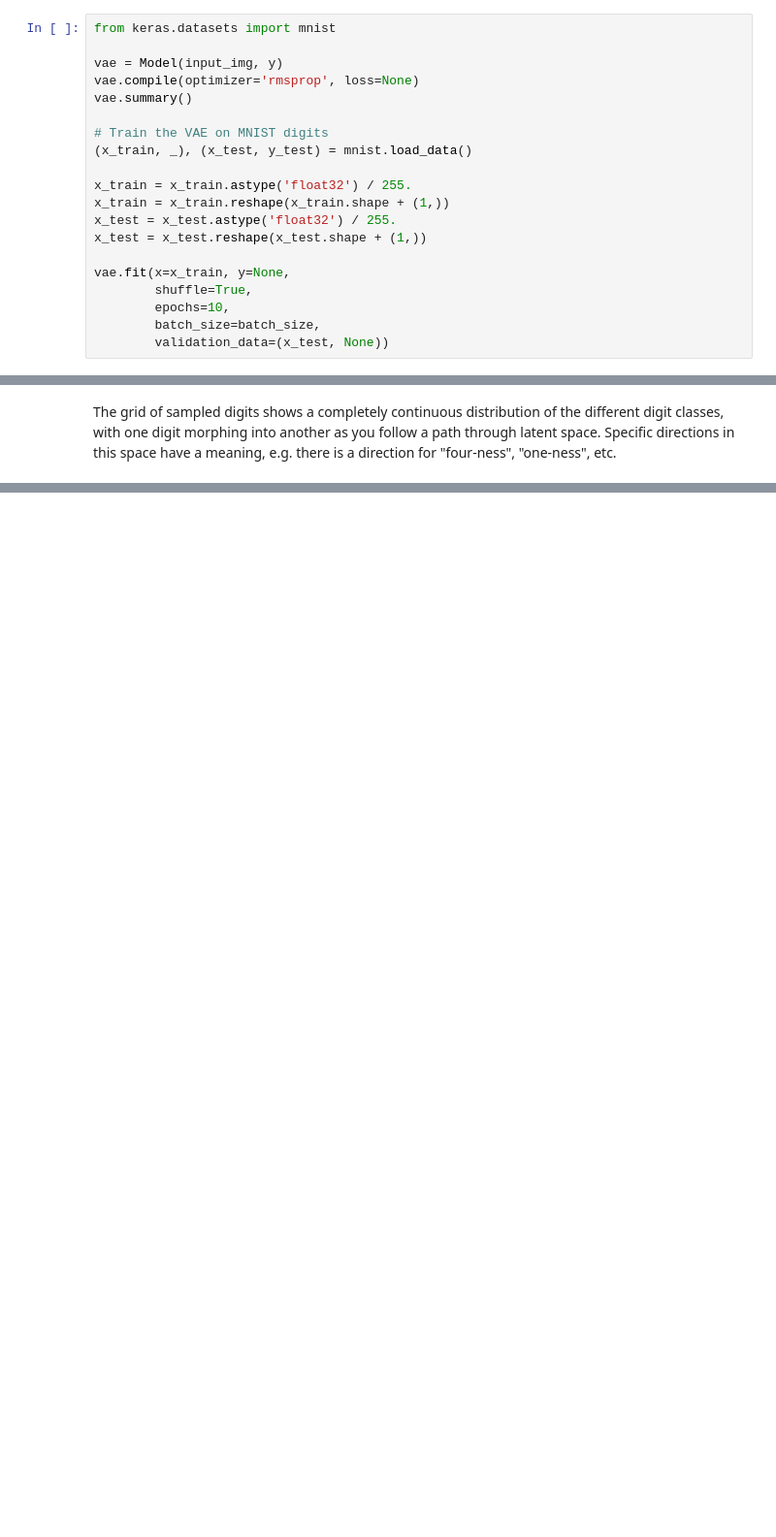
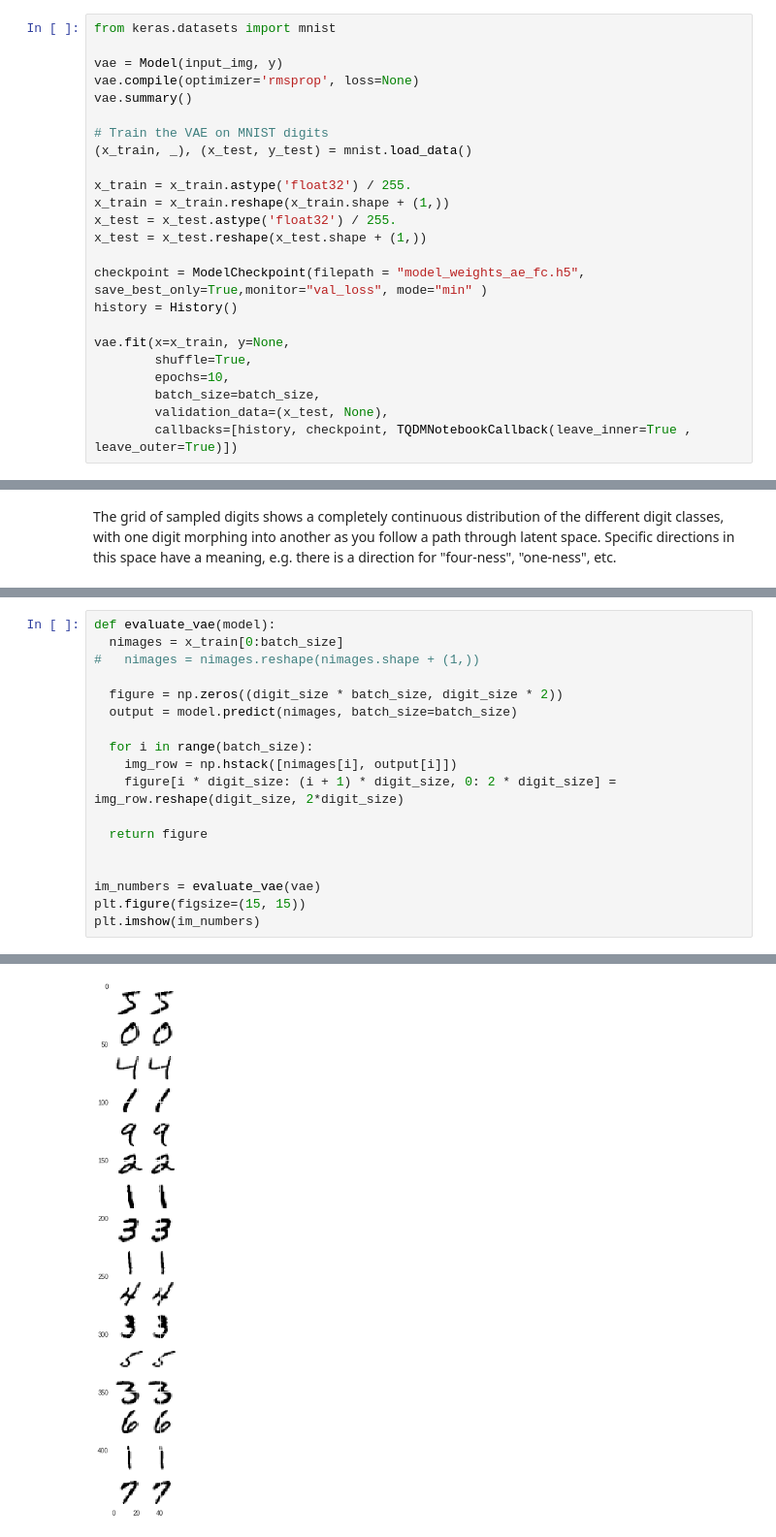
Before and after one commit to gusriobr/keras, a Jupyter notebook: Variational_autoencoders.ipynb, the cells around one changed output, grey strips where cells are left out. Shown at 97% size. Saved outputs shown, nothing was run; the diff lists cells and outputs as text; blank space fills up the shorter version.

```diff
--- a/Variational_autoencoders.ipynb
+++ b/Variational_autoencoders.ipynb
@@ -237,11 +241,15 @@ x_train = x_train.reshape(x_train.shape + (1,))
 x_test = x_test.astype('float32') / 255.
 x_test = x_test.reshape(x_test.shape + (1,))
 
+checkpoint = ModelCheckpoint(filepath = "model_weights_ae_fc.h5", save_best_only=True,monitor="val_loss", mode="min" )
+history = History()
+
 vae.fit(x=x_train, y=None,
         shuffle=True,
         epochs=10,
         batch_size=batch_size,
-        validation_data=(x_test, None))
+        validation_data=(x_test, None),
+        callbacks=[history, checkpoint, TQDMNotebookCallback(leave_inner=True , leave_outer=True)])
 # %% [output]
 __________________________________________________________________________________________________
 Layer (type)                    Output Shape         Param #     Connected to
@@ -300,0 +328,19 @@ as you follow a path through latent space. Specific directions in this space hav
+# %%
+def evaluate_vae(model):
+  nimages = x_train[0:batch_size]
+#   nimages = nimages.reshape(nimages.shape + (1,))
+
+  figure = np.zeros((digit_size * batch_size, digit_size * 2))
+  output = model.predict(nimages, batch_size=batch_size)
+
+  for i in range(batch_size):
+    img_row = np.hstack([nimages[i], output[i]])
+    figure[i * digit_size: (i + 1) * digit_size, 0: 2 * digit_size] = img_row.reshape(digit_size, 2*digit_size)
+
+  return figure
+
+
+im_numbers = evaluate_vae(vae)
+plt.figure(figsize=(15, 15))
+plt.imshow(im_numbers)
+# %% [output]
@@ -300,0 +348 @@ as you follow a path through latent space. Specific directions in this space hav
+[figure, added]
```
Also changed, not shown: parts of 12 cells of this notebook.
